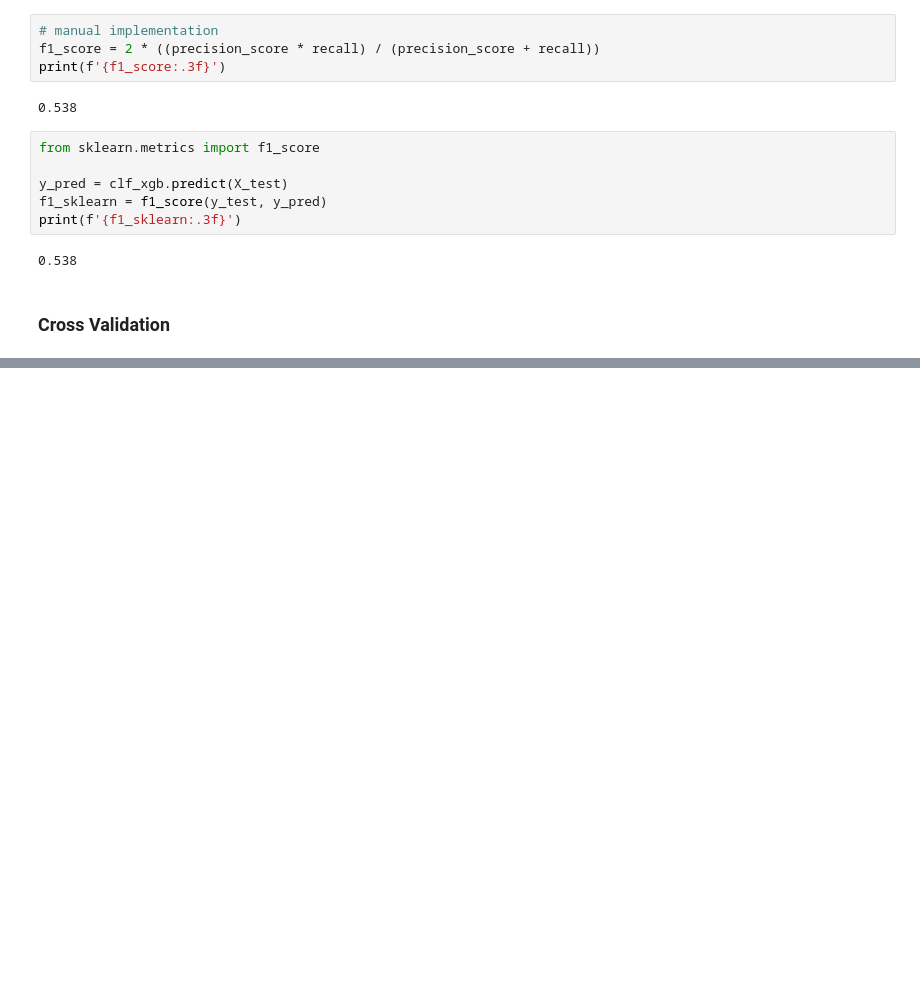
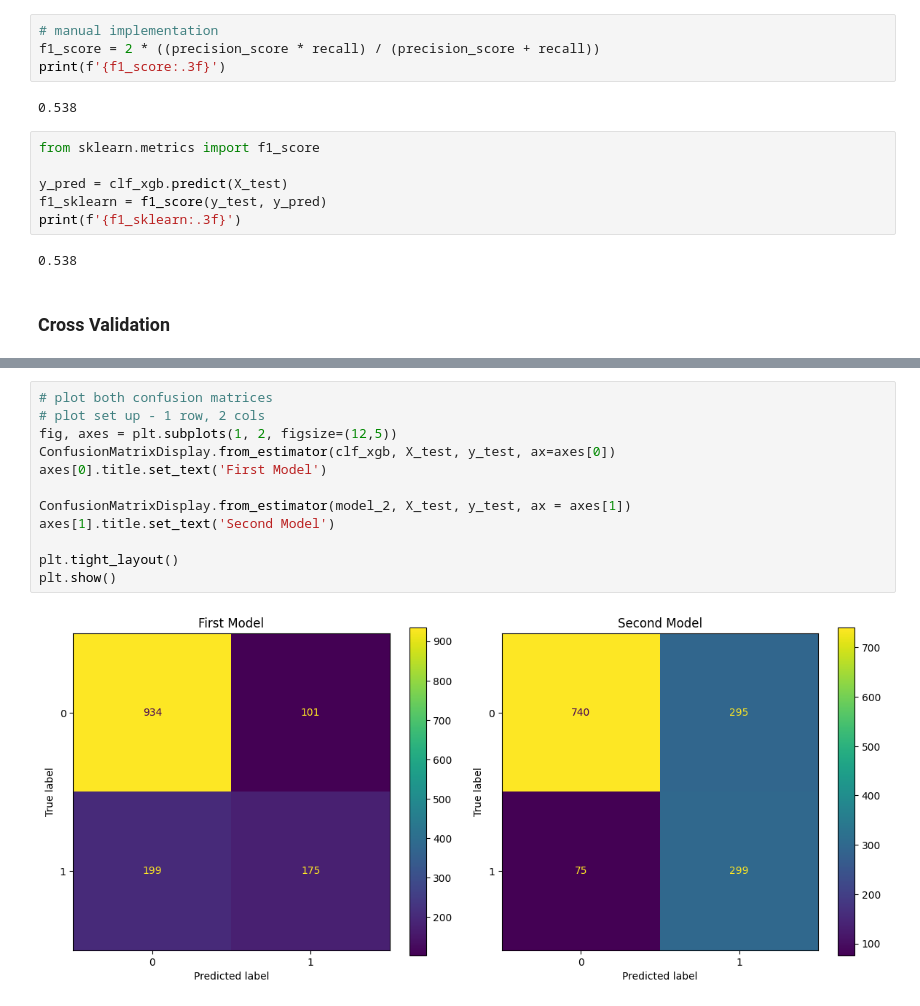
Before and after one commit to ryslipe/xgboost_practice, a Jupyter notebook: notebook/01_load_and_validate_raw_data.ipynb, the cells around one changed output, grey strips where cells are left out. Saved outputs shown, nothing was run; the diff lists cells and outputs as text; blank space fills up the shorter version.

```diff
--- a/notebook/01_load_and_validate_raw_data.ipynb
+++ b/notebook/01_load_and_validate_raw_data.ipynb
@@ -357,0 +451,14 @@ Things we will optimize:
+# %%
+# plot both confusion matrices
+# plot set up - 1 row, 2 cols
+fig, axes = plt.subplots(1, 2, figsize=(12,5))
+ConfusionMatrixDisplay.from_estimator(clf_xgb, X_test, y_test, ax=axes[0])
+axes[0].title.set_text('First Model')
+
+ConfusionMatrixDisplay.from_estimator(model_2, X_test, y_test, ax = axes[1])
+axes[1].title.set_text('Second Model')
+
+plt.tight_layout()
+plt.show()
+# %% [output]
+[figure, added]
```
Also changed, not shown: parts of 11 cells of this notebook.
